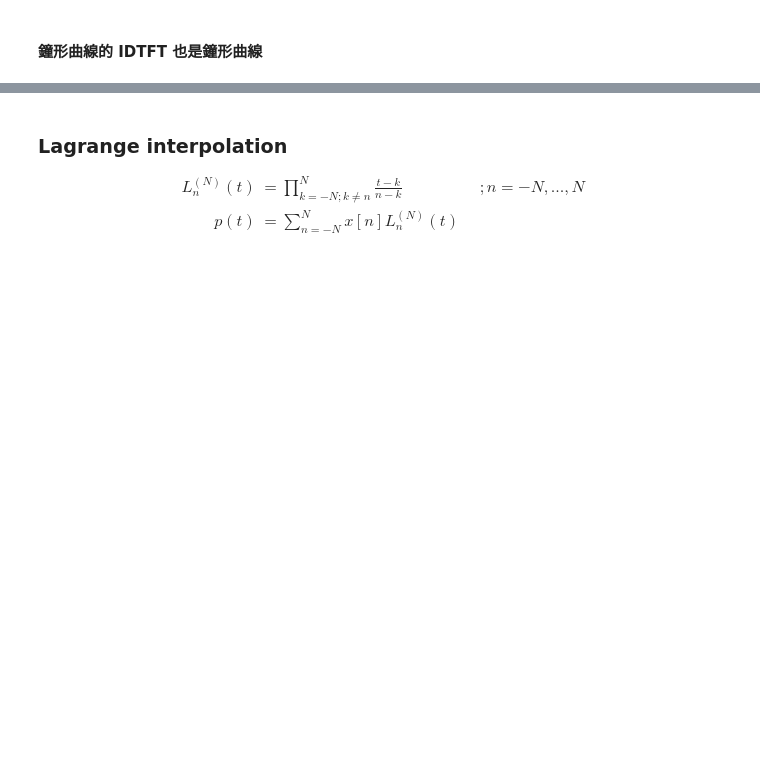
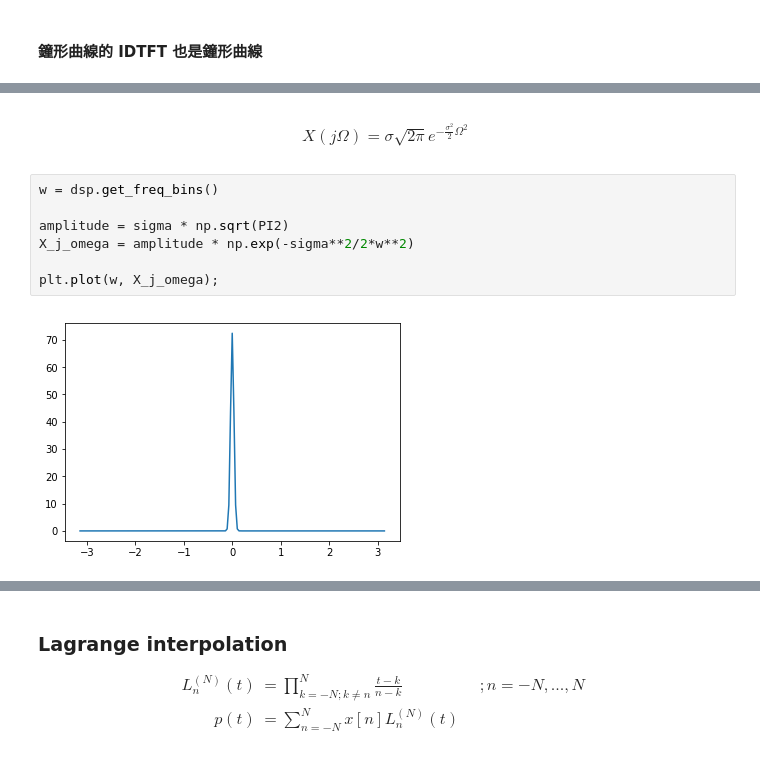
Before and after one commit to Wei1234c/Digital_Signal_Processing, a Jupyter notebook: notebooks/week7/Week 7 Lab.ipynb, the cells around one changed output, grey strips where cells are left out. Saved outputs shown, nothing was run; the diff lists cells and outputs as text; blank space fills up the shorter version.

```diff
--- a/notebooks/week7/Week 7 Lab.ipynb
+++ b/notebooks/week7/Week 7 Lab.ipynb
@@ -55,0 +52,15 @@ plt.plot(s);
+# %% [markdown]
+$$
+\begin{align}
+X(j\Omega) = \sigma\sqrt{2\pi}e^{-\frac{\sigma^2}{2}\Omega^2}
+\end{align}
+$$
+# %%
+w = dsp.get_freq_bins()
+
+amplitude = sigma * np.sqrt(PI2)
+X_j_omega = amplitude * np.exp(-sigma**2/2*w**2)
+
+plt.plot(w, X_j_omega);
+# %% [output]
+[figure, added]
```
Also changed, not shown: parts of 68 cells of this notebook, 26 other files.
